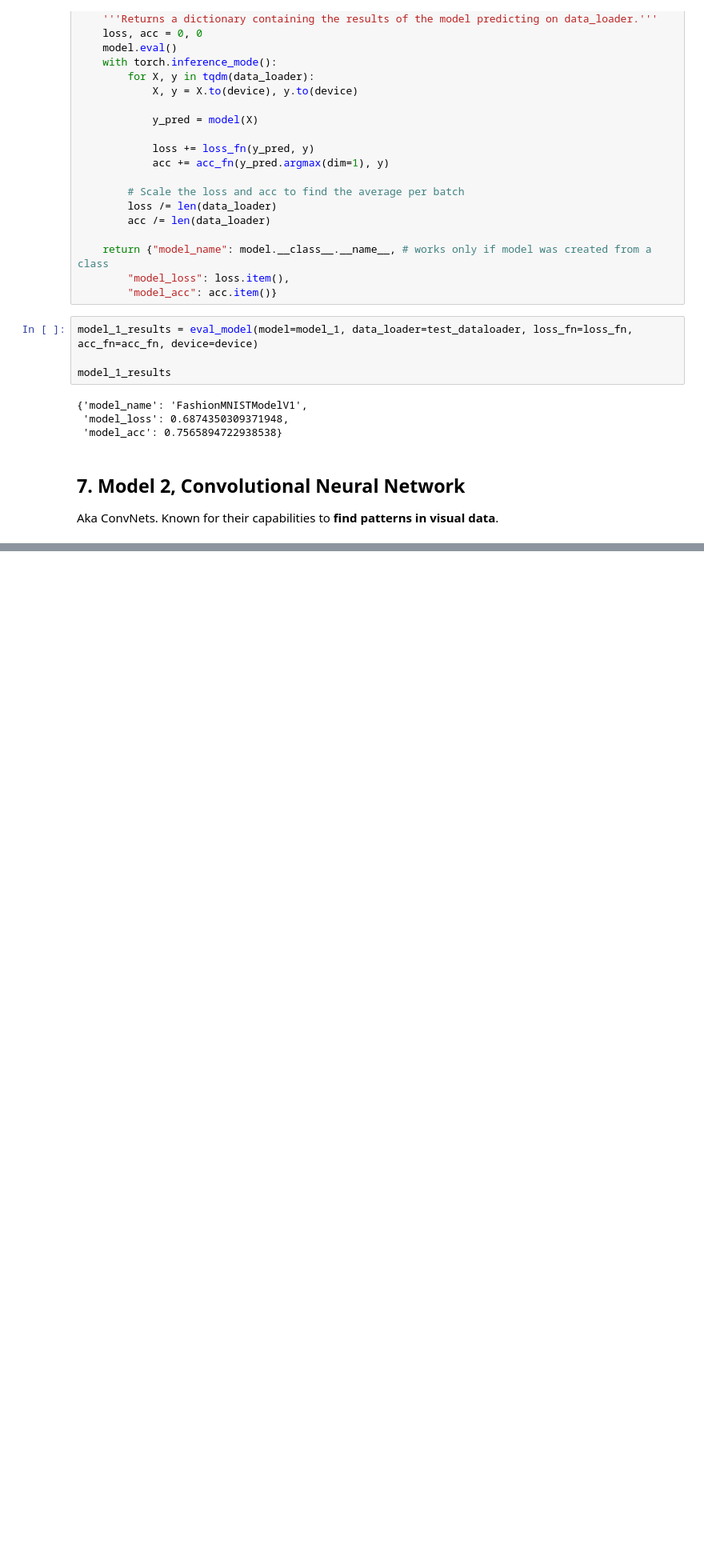
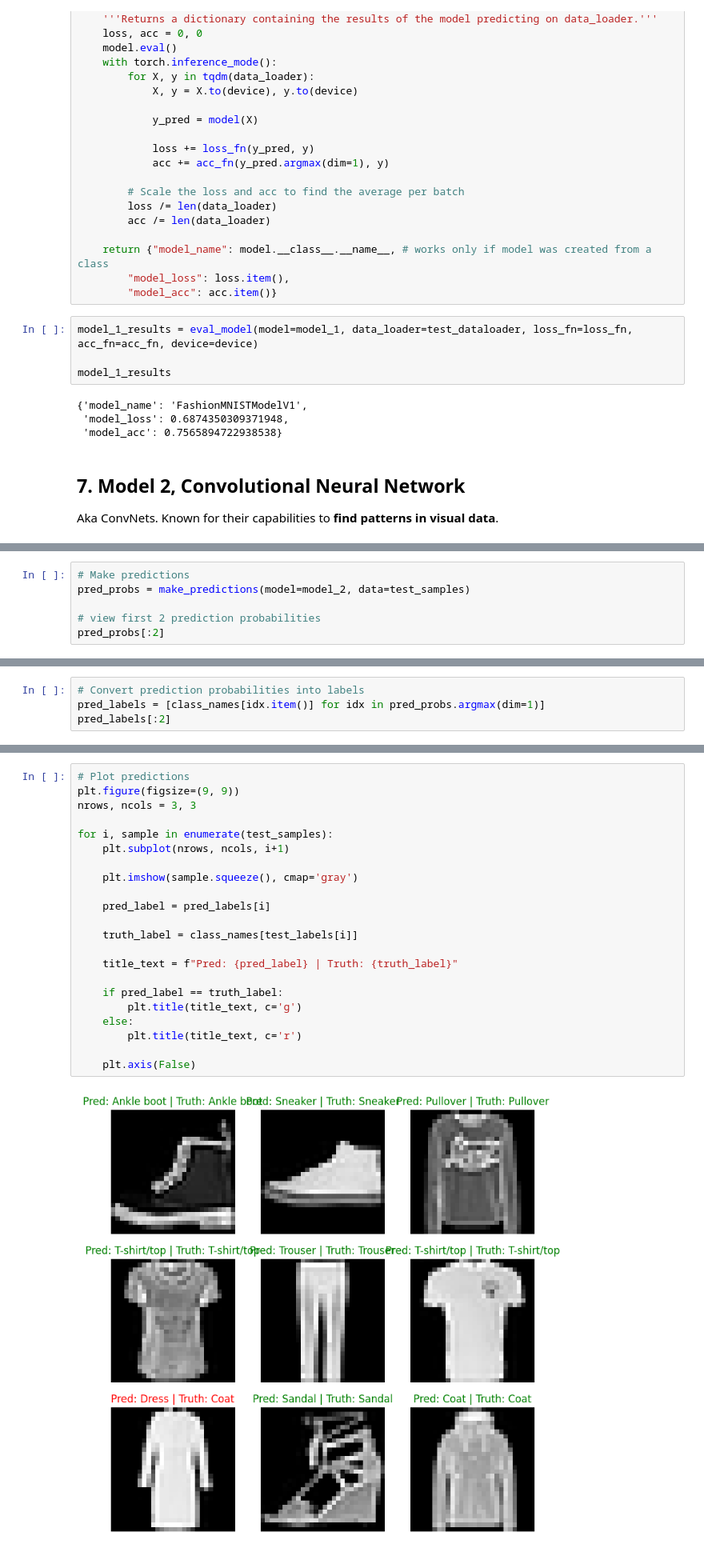
Before and after one commit to arkaseth/PyTorch-practice, a Jupyter notebook: 3_PyTorch_computer_vision.ipynb, the cells around one changed output, grey strips where cells are left out. Shown at 80% size. Cells and saved outputs as stored; diff of their text form; blank space fills up the shorter version.

```diff
--- a/3_PyTorch_computer_vision.ipynb
+++ b/3_PyTorch_computer_vision.ipynb
@@ -654,0 +930,6 @@ Aka ConvNets. Known for their capabilities to **find patterns in visual data**.
+# %%
+# Make predictions
+pred_probs = make_predictions(model=model_2, data=test_samples)
+
+# view first 2 prediction probabilities
+pred_probs[:2]
@@ -654,0 +941,4 @@ Aka ConvNets. Known for their capabilities to **find patterns in visual data**.
+# %%
+# Convert prediction probabilities into labels
+pred_labels = [class_names[idx.item()] for idx in pred_probs.argmax(dim=1)]
+pred_labels[:2]
@@ -654,0 +947,24 @@ Aka ConvNets. Known for their capabilities to **find patterns in visual data**.
+# %%
+# Plot predictions
+plt.figure(figsize=(9, 9))
+nrows, ncols = 3, 3
+
+for i, sample in enumerate(test_samples):
+    plt.subplot(nrows, ncols, i+1)
+
+    plt.imshow(sample.squeeze(), cmap='gray')
+
+    pred_label = pred_labels[i]
+
+    truth_label = class_names[test_labels[i]]
+
+    title_text = f"Pred: {pred_label} | Truth: {truth_label}"
+
+    if pred_label == truth_label:
+        plt.title(title_text, c='g')
+    else:
+        plt.title(title_text, c='r')
+
+    plt.axis(False)
+# %% [output]
+[figure, added]
```
Also changed, not shown: parts of 43 cells of this notebook.
